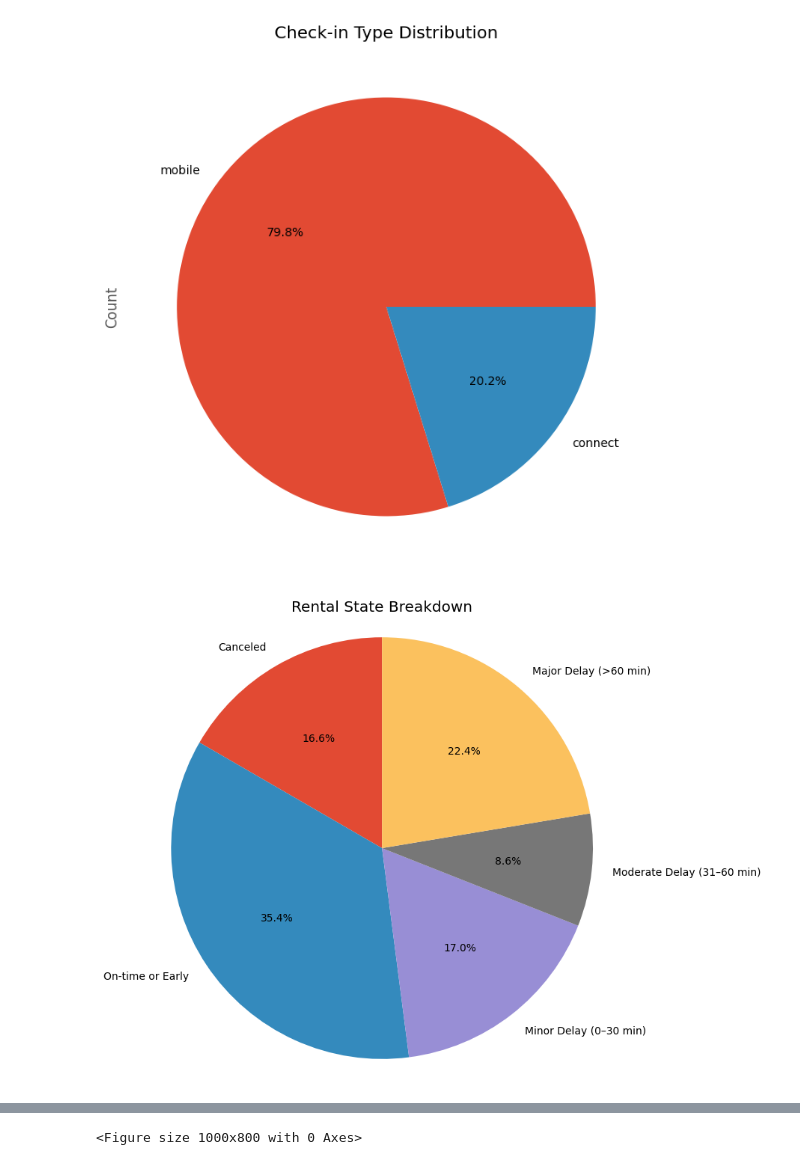
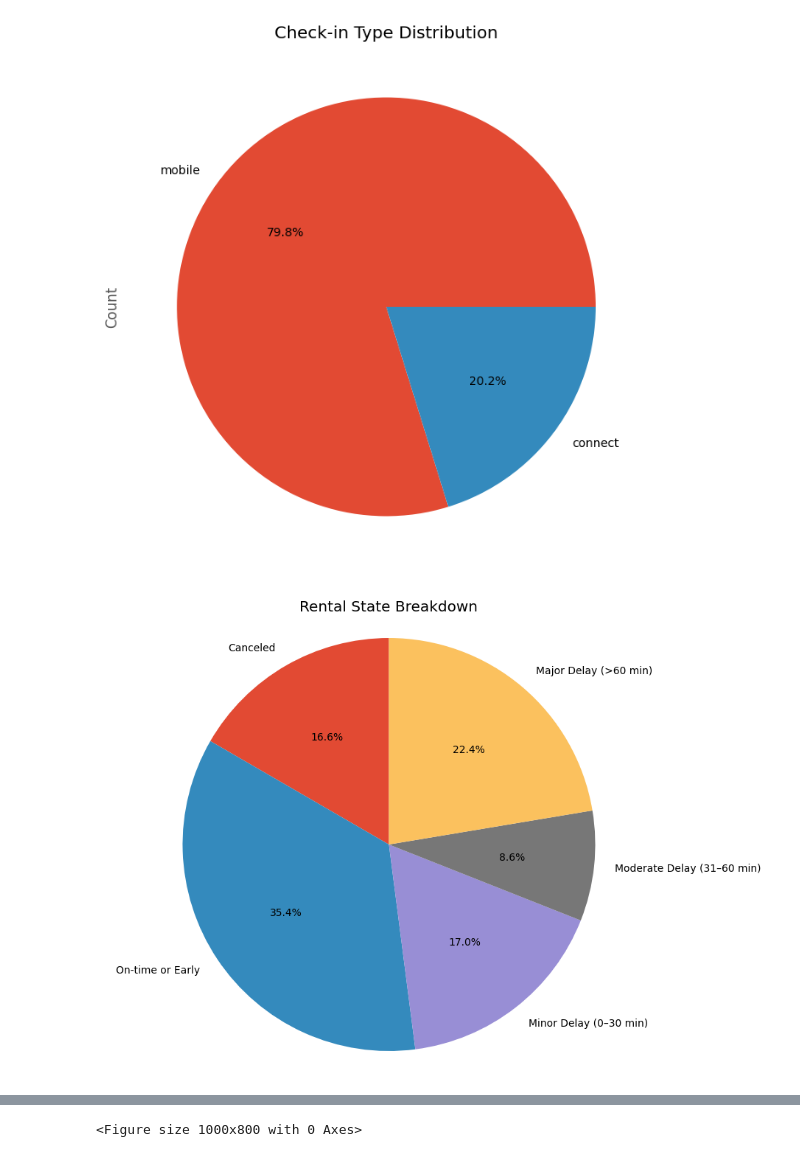
Before and after one commit to YnaPqt/deploiement-getaround, a Jupyter notebook: getaround_analysis.ipynb, the cells around one changed output, grey strips where cells are left out. Drawn from its saved outputs; the diff is of its cells as text; code cells hidden in the pictures.

```diff
--- a/getaround_analysis.ipynb
+++ b/getaround_analysis.ipynb
@@ -148,27 +148,27 @@ df['checkin_type'].value_counts().plot(
 # %%
 # Distribution of rental states
 canceled = df[df['state'] == 'canceled']
 ended = df[df['state'] == 'ended']
 
 on_time = ended[ended['delay_at_checkout_in_minutes'] <= 0]
 minor_delay = ended[(ended['delay_at_checkout_in_minutes'] > 0) & (ended['delay_at_checkout_in_minutes'] <= 30)]
 moderate_delay = ended[(ended['delay_at_checkout_in_minutes'] > 30) & (ended['delay_at_checkout_in_minutes'] <= 60)]
 major_delay = ended[ended['delay_at_checkout_in_minutes'] > 60]
 
 labels = ['Canceled', 'On-time or Early', 'Minor Delay (0–30 min)', 'Moderate Delay (31–60 min)', 'Major Delay (>60 min)']
 sizes = [
     len(canceled),
     len(on_time),
     len(minor_delay),
     len(moderate_delay),
     len(major_delay)
 ]
 
-plt.figure(figsize=(8, 8))
+plt.figure(figsize=(10, 8))
 plt.pie(sizes, labels=labels, autopct='%1.1f%%', startangle=90)
 plt.title('Rental State Breakdown')
 plt.axis('equal')
 plt.show()
 # %% [output]
-[figure, old version]
+[figure, new version]
 # %%
```
Also changed, not shown: parts of 13 cells of this notebook.
